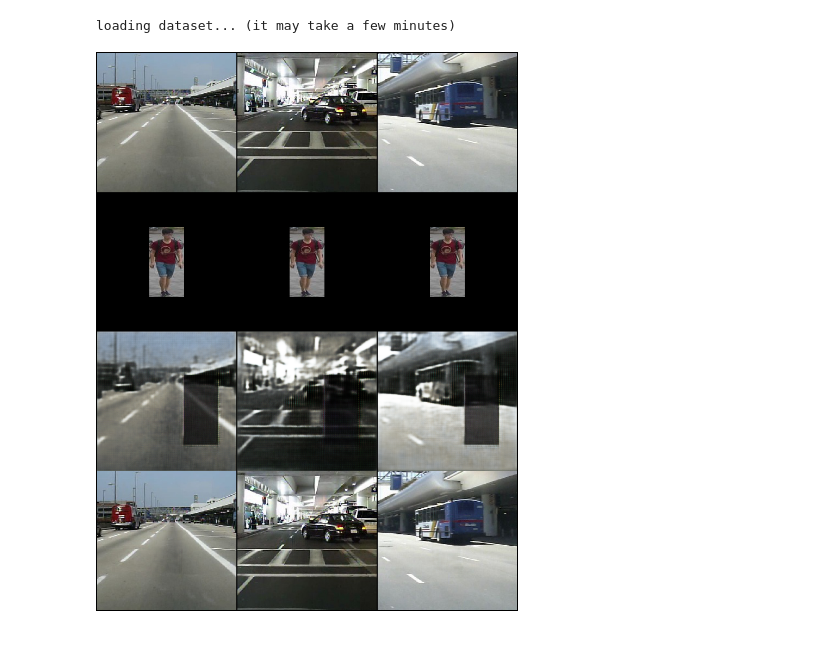
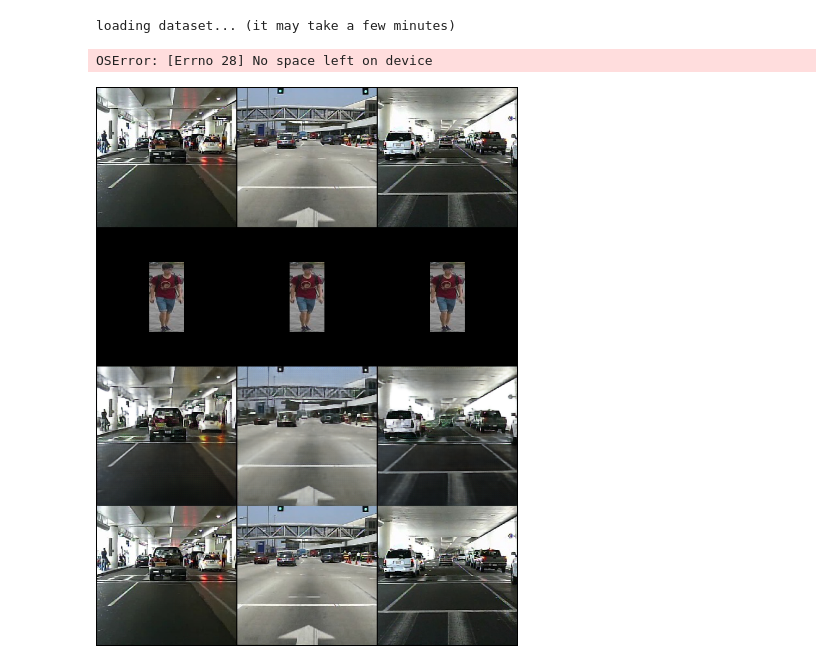
Before and after one commit to tony92151/pedestrian_generator, a Jupyter notebook: train_v2.ipynb, the cells around one changed output. Drawn from its saved outputs; the diff is of its cells as text; code cells hidden in the pictures.

Commit message:
train v2 test

```diff
--- a/train_v2.ipynb
+++ b/train_v2.ipynb
@@ -424,5 +429,7 @@ train_D(1,200)
 # %%
-train_DG(1,800)
+train_DG(1,80000)
+# %% [output]
+OSError: [Errno 28] No space left on device
 # %%
 # part2
 # %%
@@ -434,4 +441,4 @@ train_DG(2,800)
 # %%
-Image.open("/root/notebooks/final/gandata/result/phase_3/2_step800.png")
+Image.open("/root/notebooks/final/gandata/result/phase_3/1_step41000.png")
 # %% [output]
-[figure, old version]
+[figure, new version]
```
Also changed, not shown: parts of 11 cells of this notebook.
